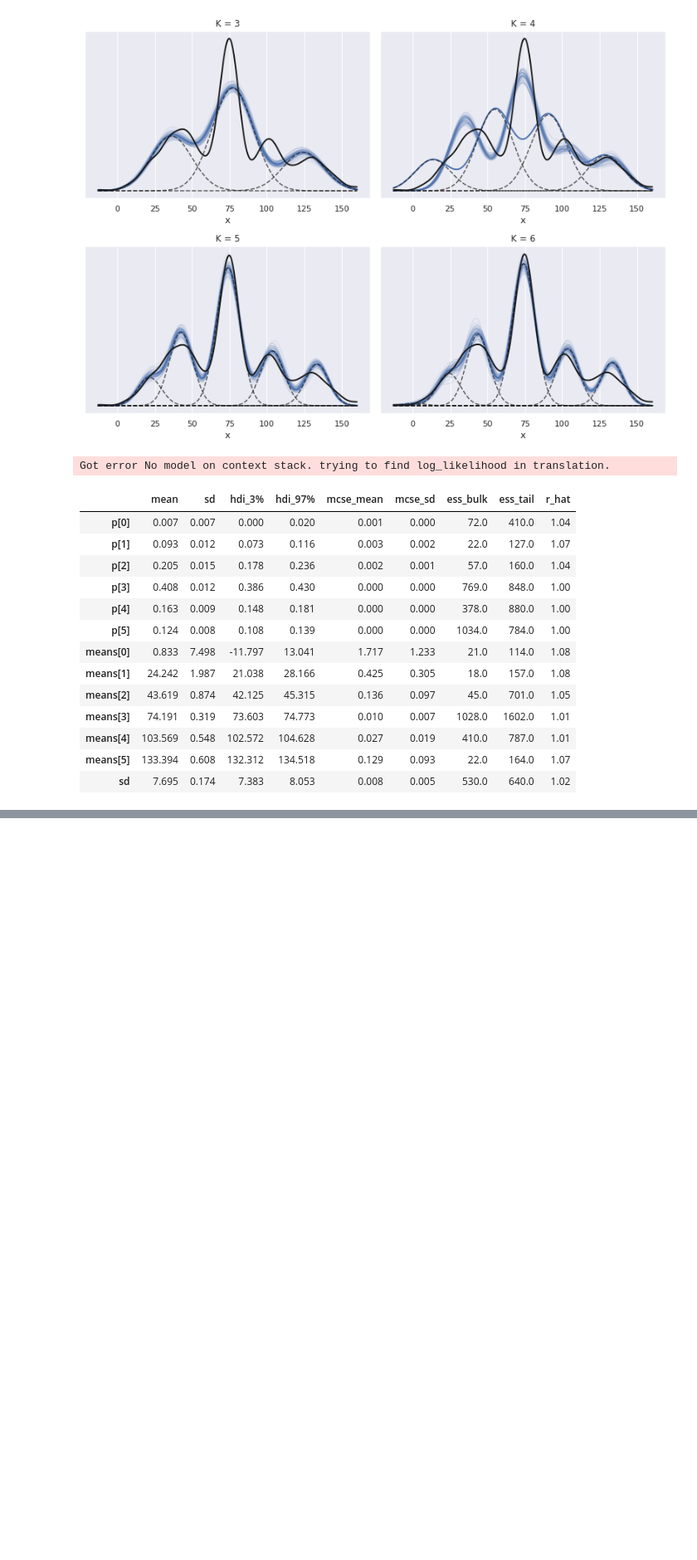
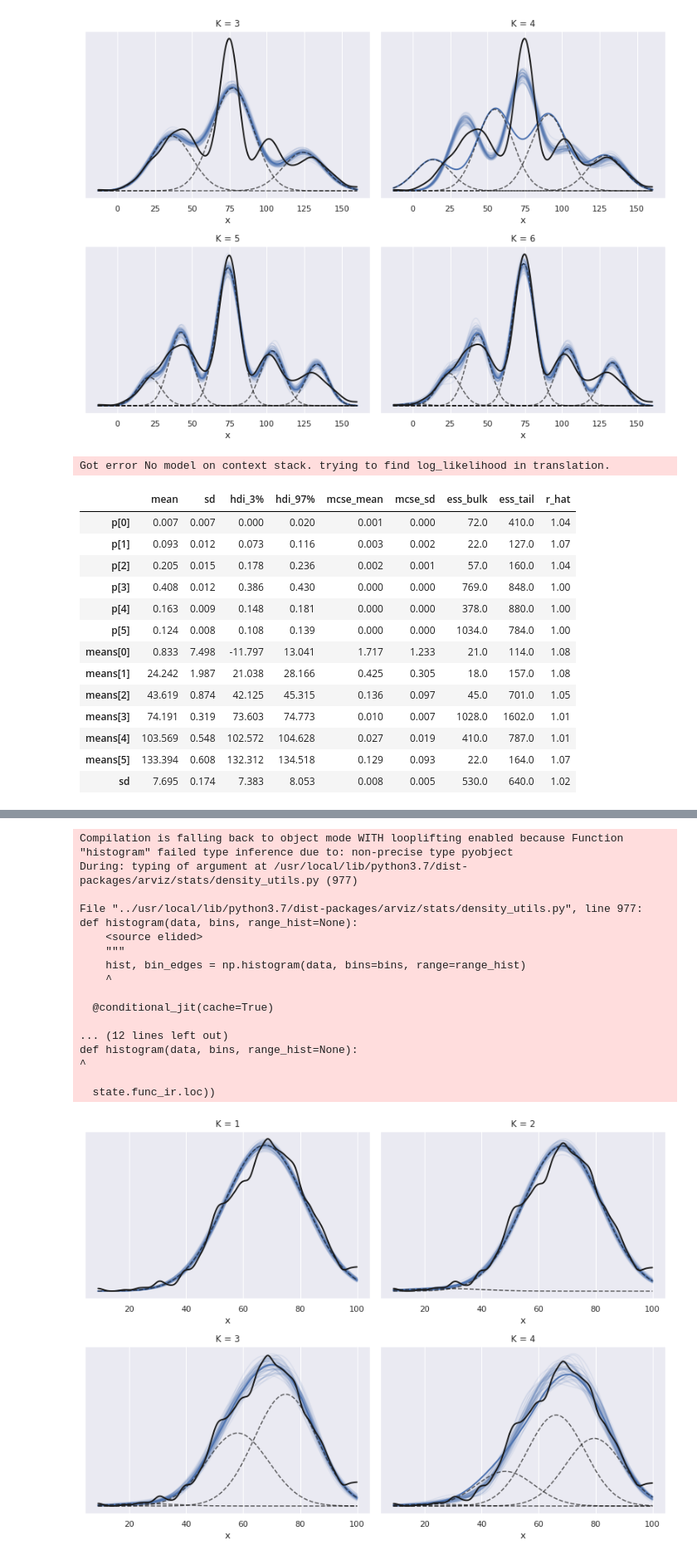
Before and after one commit to atharvakale31/PR_ML, a Jupyter notebook: Mixture_Models_Implementation.ipynb, the cells around one changed output, grey strips where cells are left out. Shown at 83% size. Cells and saved outputs as stored; diff of their text form; code cells hidden in the pictures; blank space fills up the shorter version.

```diff
--- a/Mixture_Models_Implementation.ipynb
+++ b/Mixture_Models_Implementation.ipynb
@@ -248,0 +267,17 @@ covid.shift().fillna(0)
+# %%
+clusters = [1, 2, 3, 4]
+
+models = []
+traces = []
+for cluster in clusters:
+    with pm.Model() as model:
+        p = pm.Dirichlet('p', a=np.ones(cluster))
+        means = pm.Normal('means',
+                          mu=np.linspace(score['avg'].min(), score['avg'].max(), cluster),
+                          sd=10, shape=cluster,
+                          transform=pm.distributions.transforms.ordered)
+        sd = pm.HalfNormal('sd', sd=10)
+        y = pm.NormalMixture('y', w=p, mu=means, sd=sd, observed=score['avg'])
+        trace = pm.sample(1000, tune=2000, random_seed=123)
+        traces.append(trace)
+        models.append(model)
@@ -248,0 +369,47 @@ covid.shift().fillna(0)
+# %%
+
+_, ax = plt.subplots(2, 2, figsize=(11, 8), constrained_layout=True)
+
+ax = np.ravel(ax)
+x = np.linspace(score['avg'].min(), score['avg'].max(), 200)
+for idx, trace_x in enumerate(traces):
+    x_ = np.array([x] * clusters[idx]).T
+
+    for i in range(50):
+        i_ = np.random.randint(0, len(trace_x))
+        means_y = trace_x['means'][i_]
+        p_y = trace_x['p'][i_]
+        sd = trace_x['sd'][i_]
+        dist = stats.norm(means_y, sd)
+        ax[idx].plot(x, np.sum(dist.pdf(x_) * p_y, 1), 'C0', alpha=0.1)
+
+    means_y = trace_x['means'].mean(0)
+    p_y = trace_x['p'].mean(0)
+    sd = trace_x['sd'].mean()
+    dist = stats.norm(means_y, sd)
+    ax[idx].plot(x, np.sum(dist.pdf(x_) * p_y, 1), 'C0', lw=2)
+    ax[idx].plot(x, dist.pdf(x_) * p_y, 'k--', alpha=0.7)
+
+    az.plot_kde(score['avg'], plot_kwargs={'linewidth':2, 'color':'k'}, ax=ax[idx])
+    ax[idx].set_title('K = {}'.format(clusters[idx]))
+    ax[idx].set_yticks([])
+    ax[idx].set_xlabel('x')
+# %% [output]
+Compilation is falling back to object mode WITH looplifting enabled because Function "histogram" failed type inference due to: non-precise type pyobject
+During: typing of argument at /usr/local/lib/python3.7/dist-packages/arviz/stats/density_utils.py (977)
+
+File "../usr/local/lib/python3.7/dist-packages/arviz/stats/density_utils.py", line 977:
+def histogram(data, bins, range_hist=None):
+    <source elided>
+    """
+    hist, bin_edges = np.histogram(data, bins=bins, range=range_hist)
+    ^
+
+  @conditional_jit(cache=True)
+
+... (12 lines left out)
+def histogram(data, bins, range_hist=None):
+^
+
+  state.func_ir.loc))
+[figure, added]
```
Also changed, not shown: parts of 8 cells of this notebook.
